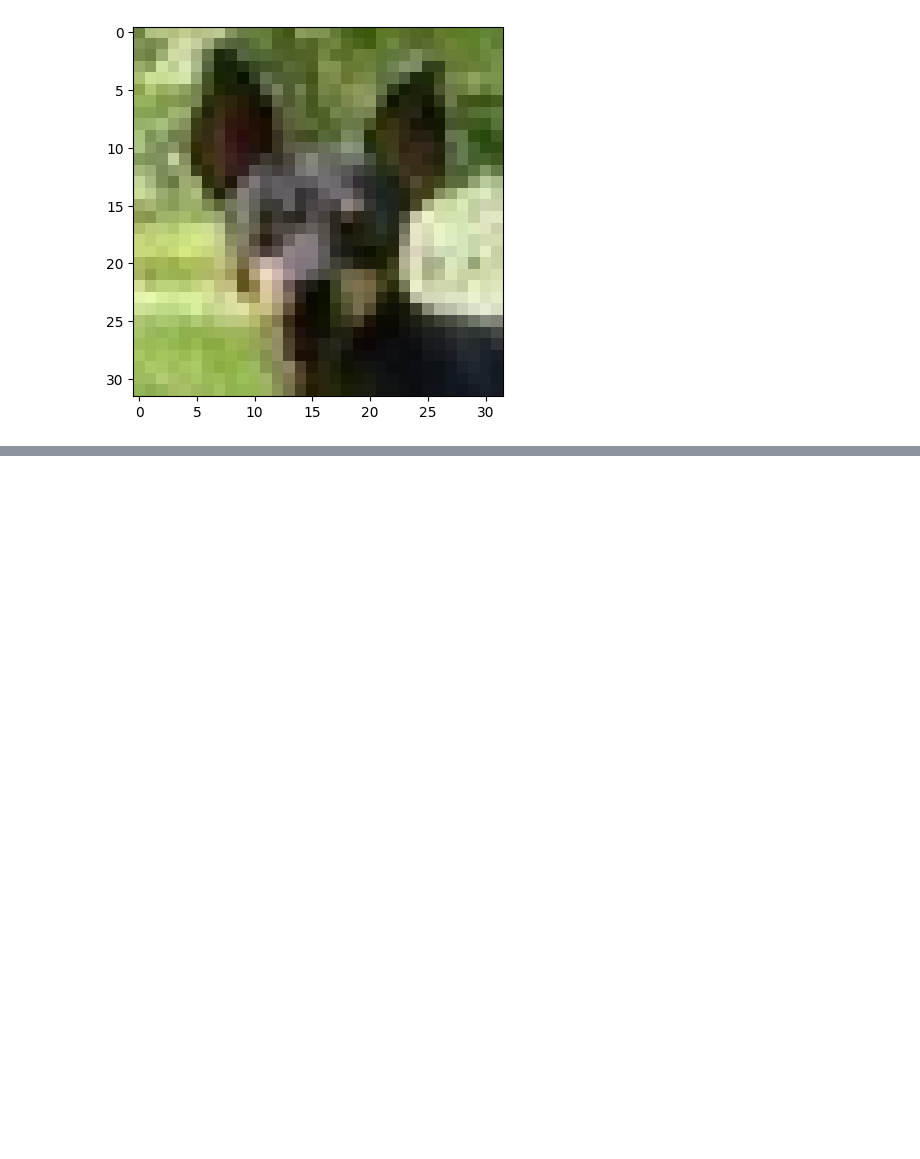
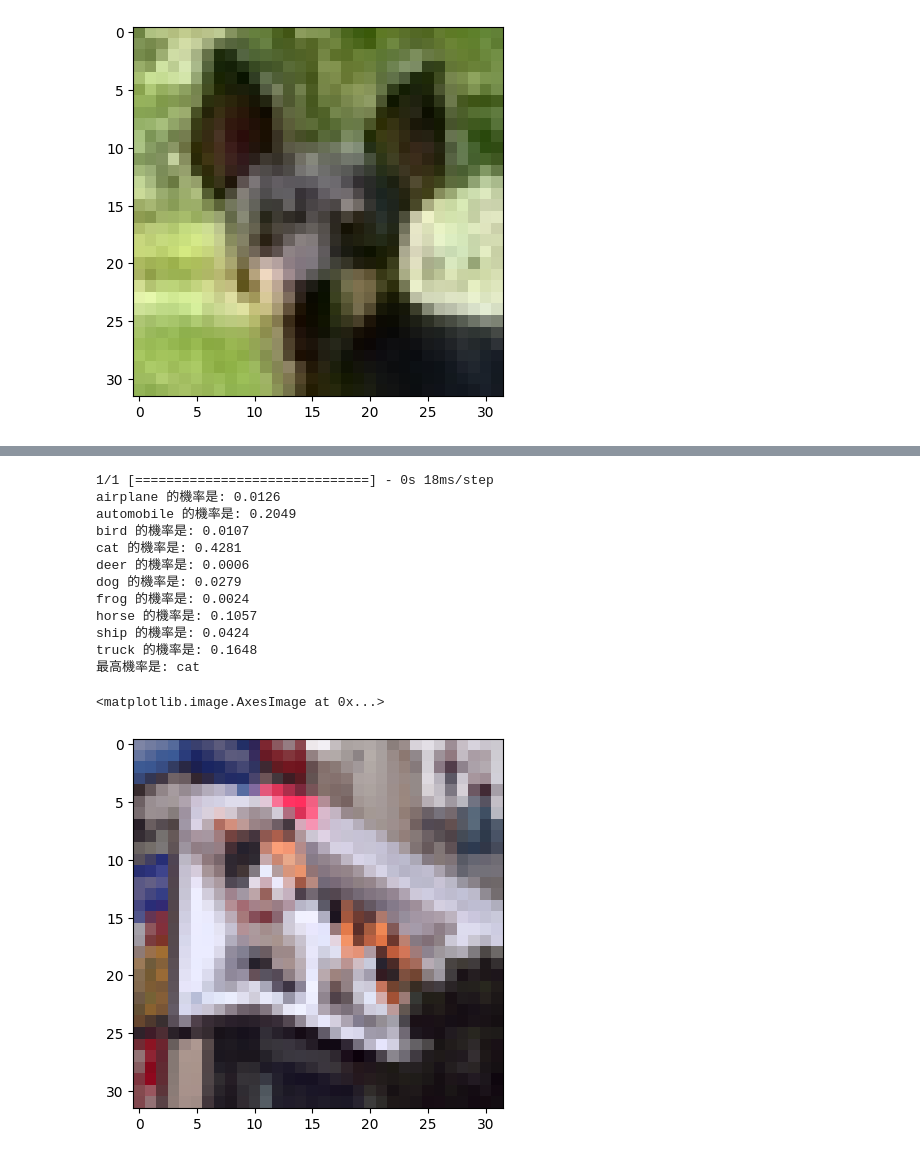
Before and after one commit to Aries1975/tibaml0315, a Jupyter notebook: cnn.ipynb, the cells around one changed output, grey strips where cells are left out. Cells and saved outputs as stored; diff of their text form; code cells hidden in the pictures; blank space fills up the shorter version.

```diff
--- a/cnn.ipynb
+++ b/cnn.ipynb
@@ -59,6 +59,8 @@ layers = [
     MaxPooling2D(),
     Conv2D(256, 3, padding="same", activation="relu"),
     MaxPooling2D(),
+    Conv2D(512, 3, padding="same", activation="relu"),
+    MaxPooling2D(),
     GlobalAveragePooling2D(),
     # 256 * 10 + 10(bias)
     Dense(10, activation="softmax")
@@ -85,0 +134,7 @@ _________________________________________________________________
+# %%
+from sklearn.metrics import confusion_matrix
+pre = model.predict(x_test_norm).argmax(axis=1)
+mat = confusion_matrix(y_test, pre)
+pd.DataFrame(mat,
+       index=["{}(true)".format(trans[i]) for i in range(10)],
+       columns=["{}(pred)".format(trans[i]) for i in range(10)])
@@ -85,0 +154,50 @@ _________________________________________________________________
+# %%
+import numpy as np
+idx = np.nonzero(y_test != pre)[0]
+idx = idx[:100]
+plt.figure(figsize=(15, 30))
+# 預測錯誤的預測值
+fp_pred = pre[idx]
+# 預測錯誤的真實值
+fp_true = y_test[idx]
+# 預測錯誤的圖片
+fp_img = x_test[idx]
+for i in range(len(idx)):
+    plt.subplot(10, 10, i+1)
+    plt.axis("off")
+    t = "[T]:{}\n[P]:{}".format(trans[fp_true[i]], trans[fp_pred[i]])
+    plt.title(t)
+    plt.imshow(fp_img[i])
+# %%
+import requests
+from PIL import Image
+url = "https://hips.hearstapps.com/hmg-prod.s3.amazonaws.com/images/aglzo4nc-1625740186.jpeg?crop=0.665xw:1.00xh;0.133xw,0&resize=640:*" #@param {type:"string"}
+h = {
+    "user-agent":"Mozilla/5.0 (Windows NT 10.0; Win64; x64) AppleWebKit/537.36 (KHTML, like Gecko) Chrome/112.0.0.0 Safari/537.36"
+}
+response = requests.get(url, stream=True, headers=h)
+
+img = Image.open(response.raw).resize((32, 32)).convert("RGB")
+img_np = np.array(img)
+testx = img_np.reshape(1, 32, 32, 3) / 255.0
+probas = model.predict(testx)[0]
+for i in range(10):
+    print(trans[i], "的機率是:", round(probas[i], 4))
+ans = probas.argmax(axis=-1)
+print("最高機率是:", trans[ans])
+plt.imshow(img_np)
+# %% [output]
+1/1 [==============================] - 0s 18ms/step
+airplane 的機率是: 0.0126
+automobile 的機率是: 0.2049
+bird 的機率是: 0.0107
+cat 的機率是: 0.4281
+deer 的機率是: 0.0006
+dog 的機率是: 0.0279
+frog 的機率是: 0.0024
+horse 的機率是: 0.1057
+ship 的機率是: 0.0424
+truck 的機率是: 0.1648
+最高機率是: cat
+<matplotlib.image.AxesImage at 0x...>
+[figure, added]
```
Also changed, not shown: parts of 7 cells of this notebook.
